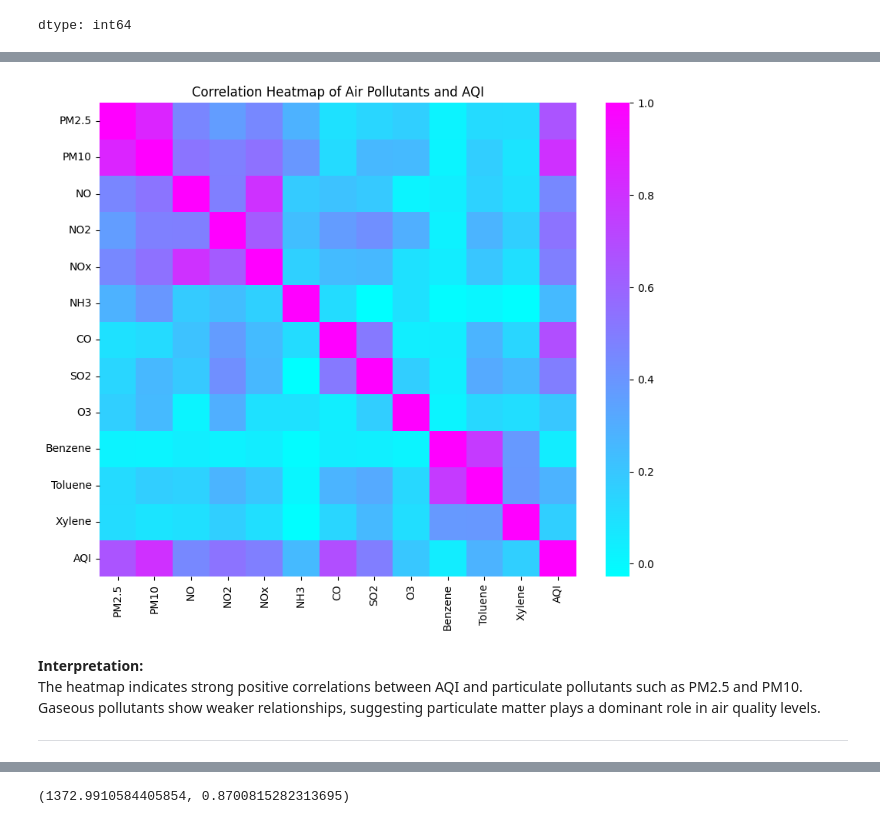
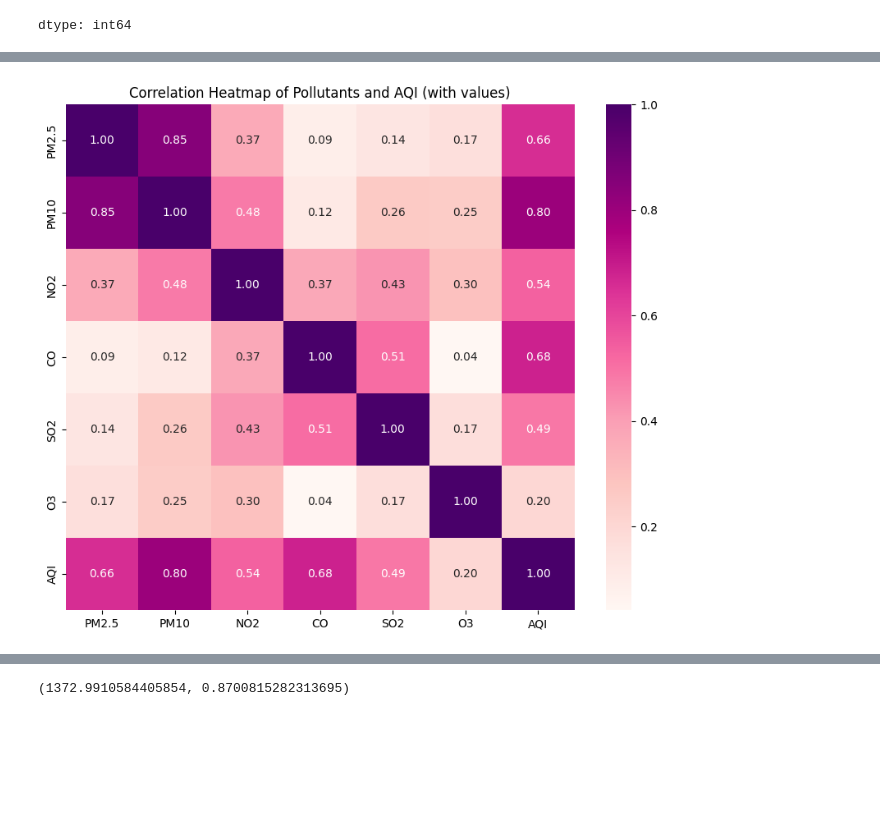
Before and after one commit to kitawa333-svg/air-quality-eda, a Jupyter notebook: Indian_AQI_Data_Analysis_PRAC_1_ass.ipynb, the cells around one changed output, grey strips where cells are left out. Drawn from its saved outputs; the diff is of its cells as text; code cells hidden in the pictures; blank space fills up the shorter version.

```diff
--- a/Indian_AQI_Data_Analysis_PRAC_1_ass.ipynb
+++ b/Indian_AQI_Data_Analysis_PRAC_1_ass.ipynb
@@ -288,16 +728,13 @@ The scatter plot shows a clear positive relationship between PM2.5 concentration
 # %%
 correlation_matrix = df_clean[numeric_columns].corr()  #calculates the correlation matrix for numeric variables; Correlation shows strength and direction of relationships between variables
 # %%
-#making a heatmap
+#making a correlation heatmap with values
+correlation_matrix = df_clean[['PM2.5', 'PM10', 'NO2', 'CO', 'SO2', 'O3', 'AQI']].corr()  #calculates correlation matrix
+
+#making the heatmap
 plt.figure(figsize=(10, 8))
-sns.heatmap(correlation_matrix, annot=False, cmap='cool')  #plots a heatmap of correlations; annot=False avoids cluttering the plot with numbers
-plt.title('Correlation Heatmap of Air Pollutants and AQI')
+sns.heatmap(correlation_matrix, annot=True, fmt='.2f', cmap='RdPu')  #annot=True shows numbers, fmt='.2f' shows 2 decimals
+plt.title('Correlation Heatmap of Pollutants and AQI (with values)')
 plt.show()
 # %% [output]
-[figure, old version]
+[figure, new version]
-# %% [markdown]
-**Interpretation:**
-The heatmap indicates strong positive correlations between AQI and particulate pollutants such as PM2.5 and PM10. Gaseous pollutants show weaker relationships, suggesting particulate matter plays a dominant role in air quality levels.
-
-
----
```
Also changed, not shown: parts of 136 cells of this notebook.
